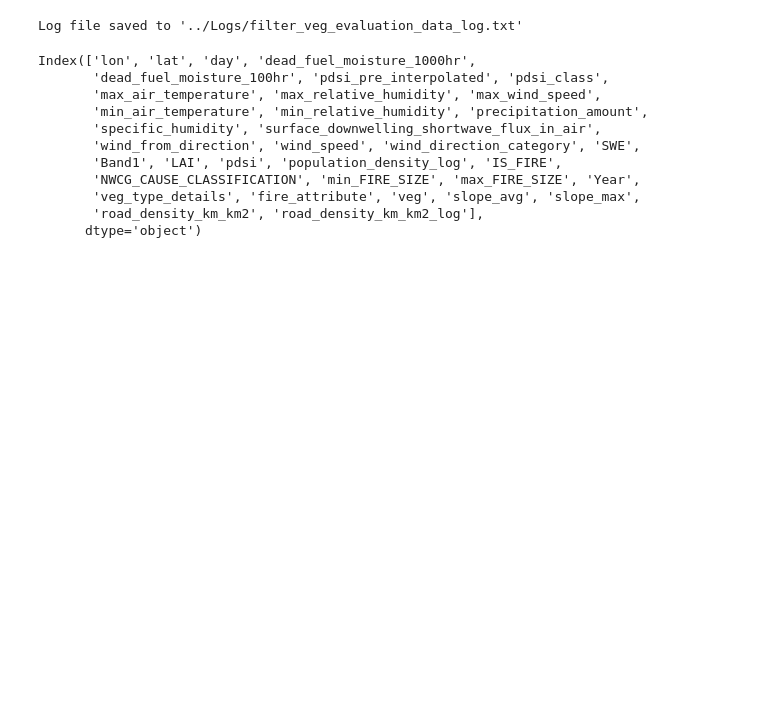
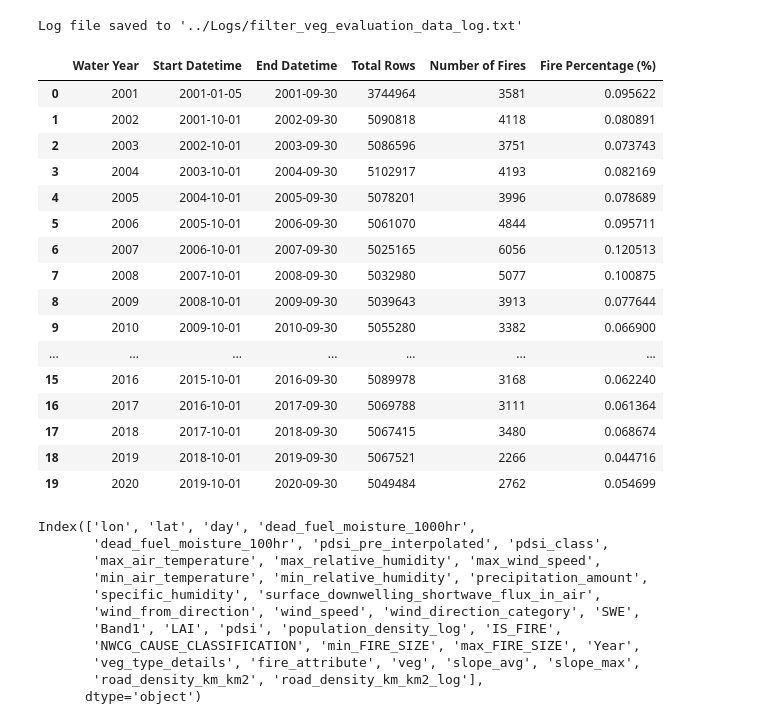
Before and after one commit to fangshuye98/CA_WildFire_ML, a Jupyter notebook: Code/04 02 Prepare Model Data By Year.ipynb, the cells around one changed output. Cells and saved outputs as stored; diff of their text form; code cells hidden in the pictures; blank space fills up the shorter version.

Commit message:
calculate fire # in each water year

```diff
--- a/Code/04 02 Prepare Model Data By Year.ipynb
+++ b/Code/04 02 Prepare Model Data By Year.ipynb
@@ -281,9 +282,10 @@ log_messages = []
 # append current timestamp to log_messages
 log_messages.append(f"Log messages for filtering veg types: {pd.Timestamp.now()}")
 
-for year in tqdm(range(2002, 2021), desc="Processing Water Years"):
+for year in tqdm(range(2001, 2021), desc="Processing Water Years"):
 
-    # log the year being processed
+    log_message = "=" * 80
+    log_messages.append(log_message)
     log_message = f"Processing year: {year}"
     log_messages.append(log_message)
 
@@ -325,6 +327,55 @@ with open('../Logs/filter_veg_evaluation_data_log.txt', 'w') as log_file:
 print("Log file saved to '../Logs/filter_veg_evaluation_data_log.txt'")
 # %% [output]
 Log file saved to '../Logs/filter_veg_evaluation_data_log.txt'
+# %%
+results = []  # Use a list instead of DataFrame
+
+for year in tqdm(range(2001, 2021), desc="Summarizing Water Years"):
+
+    fire_label_path = f"../Clean_Data/Model_Data/Evaluation/Features_w_Label/Human_Fire_Water_Year_Filter_Veg/{year}_features_w_label.parquet"
+    mod_data = pd.read_parquet(fire_label_path)
+
+    # count the number of fires
+    num_fires = mod_data['IS_FIRE'].sum()
+    total_rows = mod_data.shape[0]
+
+    # calculate the percentage of fires
+    fire_percentage = (num_fires / total_rows) * 100
+    min_day, max_day = mod_data['day'].min(), mod_data['day'].max()
+
+    results.append({
+        'Water Year': year,
+        'Start Datetime': min_day,
+        'End Datetime': max_day,
+        'Total Rows': total_rows,
+        'Number of Fires': num_fires,
+        'Fire Percentage': fire_percentage
+    })
+
+result = pd.DataFrame(results)
+# %%
+# rename last column to 'Fire Percentage (%)'
+result.rename(columns={'Fire Percentage': 'Fire Percentage (%)'}, inplace=True)
+# %%
+result
+# %% [output]
+|  | Water Year | Start Datetime | End Datetime | Total Rows | Number of Fires | Fire Percentage (%) |
+| 0 | 2001 | 2001-01-05 | 2001-09-30 | 3744964 | 3581 | 0.095622 |
+| 1 | 2002 | 2001-10-01 | 2002-09-30 | 5090818 | 4118 | 0.080891 |
+| 2 | 2003 | 2002-10-01 | 2003-09-30 | 5086596 | 3751 | 0.073743 |
+| 3 | 2004 | 2003-10-01 | 2004-09-30 | 5102917 | 4193 | 0.082169 |
+| 4 | 2005 | 2004-10-01 | 2005-09-30 | 5078201 | 3996 | 0.078689 |
+| 5 | 2006 | 2005-10-01 | 2006-09-30 | 5061070 | 4844 | 0.095711 |
+| 6 | 2007 | 2006-10-01 | 2007-09-30 | 5025165 | 6056 | 0.120513 |
+| 7 | 2008 | 2007-10-01 | 2008-09-30 | 5032980 | 5077 | 0.100875 |
+| 8 | 2009 | 2008-10-01 | 2009-09-30 | 5039643 | 3913 | 0.077644 |
+| 9 | 2010 | 2009-10-01 | 2010-09-30 | 5055280 | 3382 | 0.066900 |
+| ... | ... | ... | ... | ... | ... | ... |
+| 15 | 2016 | 2015-10-01 | 2016-09-30 | 5089978 | 3168 | 0.062240 |
+| 16 | 2017 | 2016-10-01 | 2017-09-30 | 5069788 | 3111 | 0.061364 |
+| 17 | 2018 | 2017-10-01 | 2018-09-30 | 5067415 | 3480 | 0.068674 |
+| 18 | 2019 | 2018-10-01 | 2019-09-30 | 5067521 | 2266 | 0.044716 |
+| 19 | 2020 | 2019-10-01 | 2020-09-30 | 5049484 | 2762 | 0.054699 |
 # %%
 # for year in tqdm(range(2001, 2021), desc="Processing years"):
 #     mod_data = pd.read_parquet(f"../Clean_Data/Model_Data/Evaluation/Features_w_Label/{year}_features_w_label.parquet")
```
Also changed, not shown: parts of 1 cell of this notebook, 2 other files.
